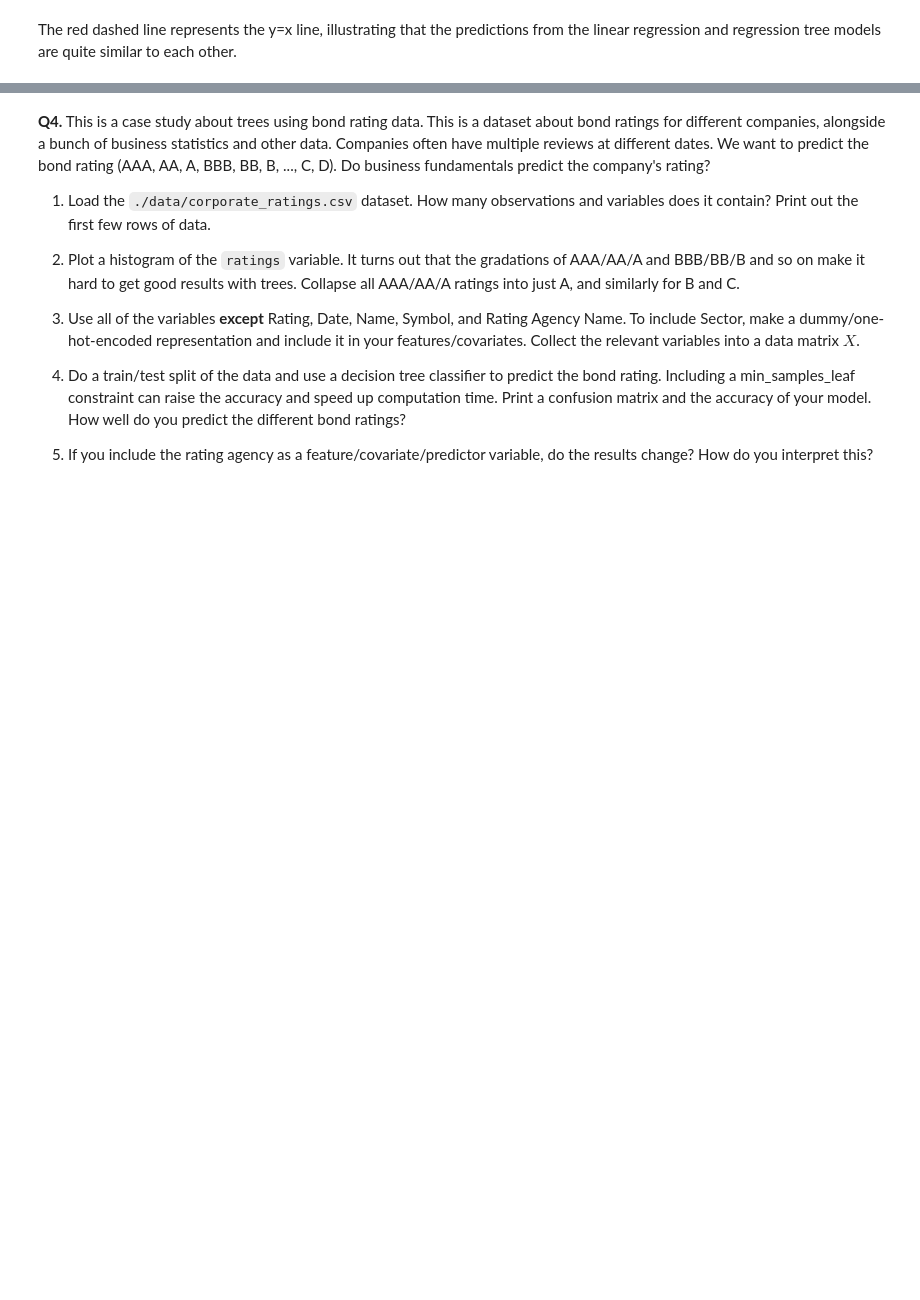
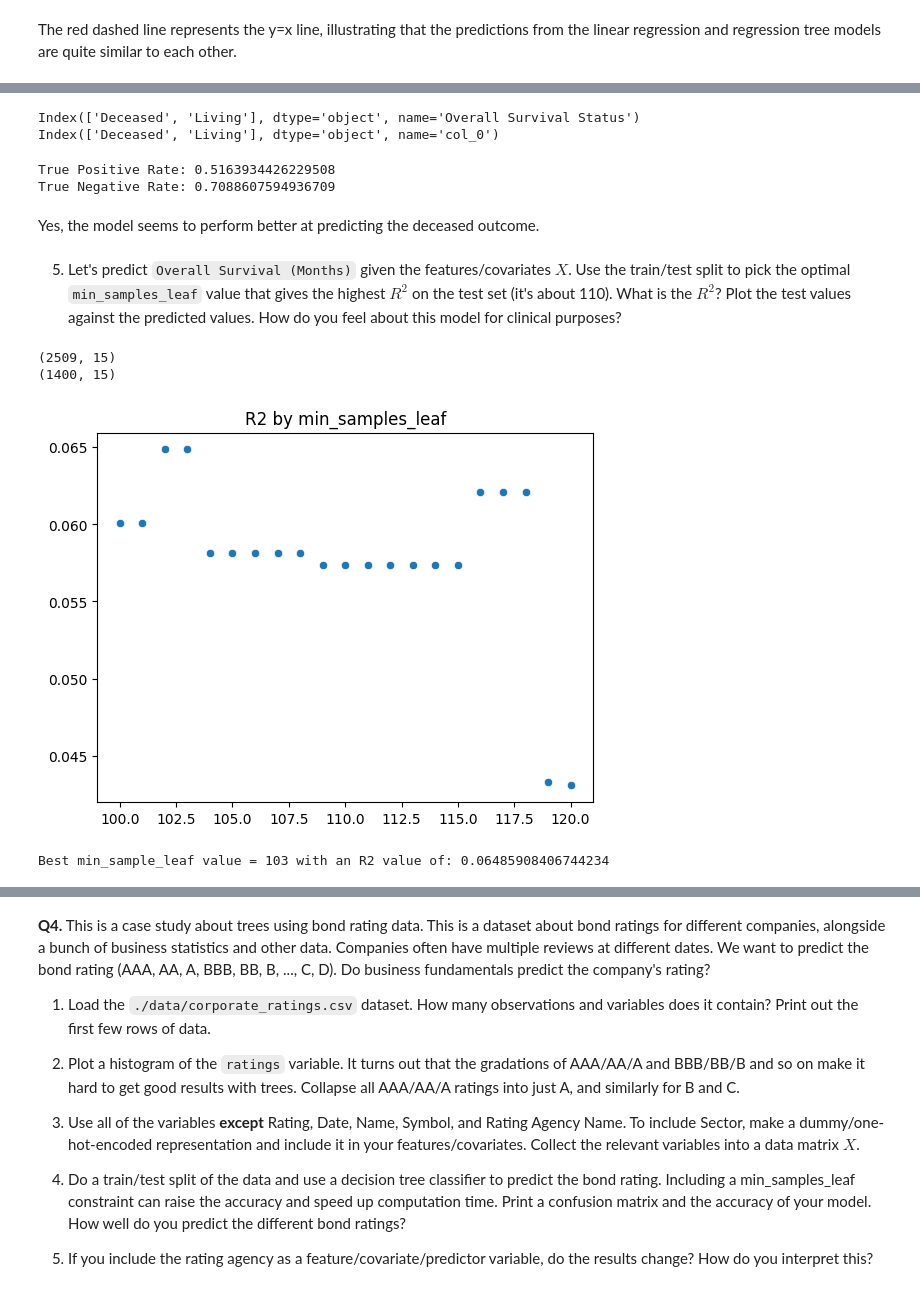
Before and after one commit to hasitanalluri/trees, a Jupyter notebook: assignment/assignment.ipynb, the cells around one changed output, grey strips where cells are left out. Cells and saved outputs as stored; diff of their text form; code cells hidden in the pictures; blank space fills up the shorter version.

```diff
--- a/assignment/assignment.ipynb
+++ b/assignment/assignment.ipynb
@@ -175,0 +209,2 @@ The red dashed line represents the y=x line, illustrating that the predictions f
+# %%
+X = df_model.drop('Overall Survival Status', axis=1)
@@ -175,0 +252,68 @@ The red dashed line represents the y=x line, illustrating that the predictions f
+# %%
+print(tab.index)
+print(tab.columns)
+# %% [output]
+Index(['Deceased', 'Living'], dtype='object', name='Overall Survival Status')
+Index(['Deceased', 'Living'], dtype='object', name='col_0')
+# %%
+TP = tab.loc['Living', 'Living']
+TN = tab.loc['Deceased', 'Deceased']
+FP = tab.loc['Deceased', 'Living']
+FN = tab.loc['Living', 'Deceased']
+
+TNR = TN/(TN+FP)
+TPR = TP/(TP+FN)
+
+print('True Positive Rate:', TPR)
+print('True Negative Rate:', TNR)
+# %% [output]
+True Positive Rate: 0.5163934426229508
+True Negative Rate: 0.7088607594936709
+# %% [markdown]
+Yes, the model seems to perform better at predicting the deceased outcome.
+# %% [markdown]
+5. Let's predict `Overall Survival (Months)` given the features/covariates $X$. Use the train/test split to pick the optimal `min_samples_leaf` value that gives the highest $R^2$ on the test set (it's about 110). What is the $R^2$? Plot the test values against the predicted values. How do you feel about this model for clinical purposes?
+# %%
+numerical_vars = ['Tumor Size', 'Lymph nodes examined positive', 'Age at Diagnosis']
+categorical_vars = ['Tumor Stage', 'Chemotherapy', 'Cancer Type Detailed']
+
+df_encoded = pd.get_dummies(df[categorical_vars], dtype='int')
+
+df_model = pd.concat([df[numerical_vars], df_encoded, df['Overall Survival (Months)']], axis=1)
+print(df_model.shape)
+df_model = df_model.dropna()
+print(df_model.shape)
+
+#df_model.columns
+X = df_model.drop('Overall Survival (Months)', axis=1)
+y = df_model['Overall Survival (Months)']
+# %% [output]
+(2509, 15)
+(1400, 15)
+# %%
+from sklearn.tree import DecisionTreeRegressor # Import the tree classifier
+from sklearn.tree import plot_tree # Import the tree classifier
+from sklearn.model_selection import train_test_split # Train/test splitter
+
+X_train, X_test, y_train, y_test = train_test_split(X,y, # Feature and target variables
+                                                    test_size=.2, # Split the sample 80 train/ 20 test
+                                                    random_state=65) # For replication purposes
+
+
+r2 = []
+# Find optimal min_samples_leaf value
+for i in range(100, 121):
+  cart = DecisionTreeRegressor(min_samples_leaf = i) # Create a regression object
+  cart = cart.fit(X_train, y_train) # Fit the regression
+  y_hat = cart.predict(X_test)
+  e = y_test - y_hat
+  r2.append(1-np.sum(e**2)/np.sum( (y_test - np.mean(y_train))**2))
+
+sns.scatterplot(x=range(100, 121), y=r2).set(title='R2 by min_samples_leaf')
+plt.show()
+
+max_index = r2.index(max(r2))
+print("Best min_sample_leaf value =", (max_index+100), "with an R2 value of:", r2[max_index])
+# %% [output]
+[figure, added]
+Best min_sample_leaf value = 103 with an R2 value of: 0.06485908406744234
```
Also changed, not shown: parts of 17 cells of this notebook.
